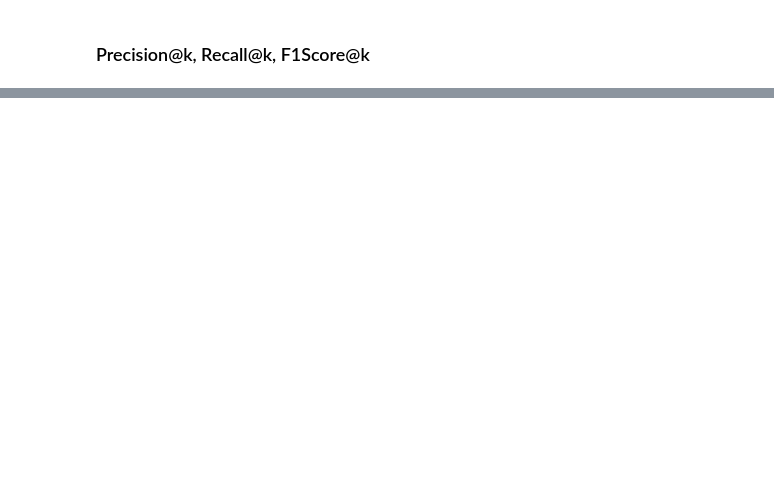
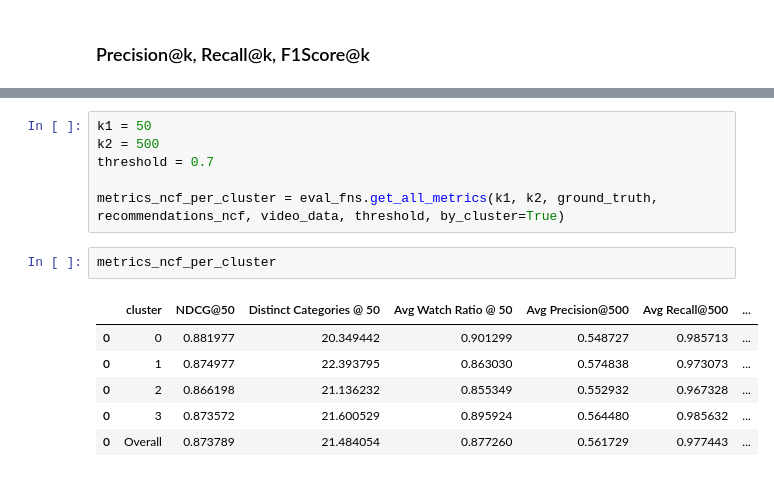
Before and after one commit to jiaawe/kuaishou-recommender, a Jupyter notebook: evaluation/caption_evaluation.ipynb, the cells around one changed output, grey strips where cells are left out. Drawn from its saved outputs; the diff is of its cells as text; blank space fills up the shorter version.

```diff
--- a/evaluation/caption_evaluation.ipynb
+++ b/evaluation/caption_evaluation.ipynb
@@ -554,0 +209,15 @@ f1                    0.827564   0.827500
+# %%
+k1 = 50
+k2 = 500
+threshold = 0.7
+
+metrics_ncf_per_cluster = eval_fns.get_all_metrics(k1, k2, ground_truth, recommendations_ncf, video_data, threshold, by_cluster=True)
+# %%
+metrics_ncf_per_cluster
+# %% [output]
+|  | cluster | NDCG@50 | Distinct Categories @ 50 | Avg Watch Ratio @ 50 | Avg Precision@500 | Avg Recall@500 | ... |
+| 0 | 0 | 0.881977 | 20.349442 | 0.901299 | 0.548727 | 0.985713 | ... |
+| 0 | 1 | 0.874977 | 22.393795 | 0.863030 | 0.574838 | 0.973073 | ... |
+| 0 | 2 | 0.866198 | 21.136232 | 0.855349 | 0.552932 | 0.967328 | ... |
+| 0 | 3 | 0.873572 | 21.600529 | 0.895924 | 0.564480 | 0.985632 | ... |
+| 0 | Overall | 0.873789 | 21.484054 | 0.877260 | 0.561729 | 0.977443 | ... |
```
Also changed, not shown: parts of 35 cells of this notebook, 3 other files.
